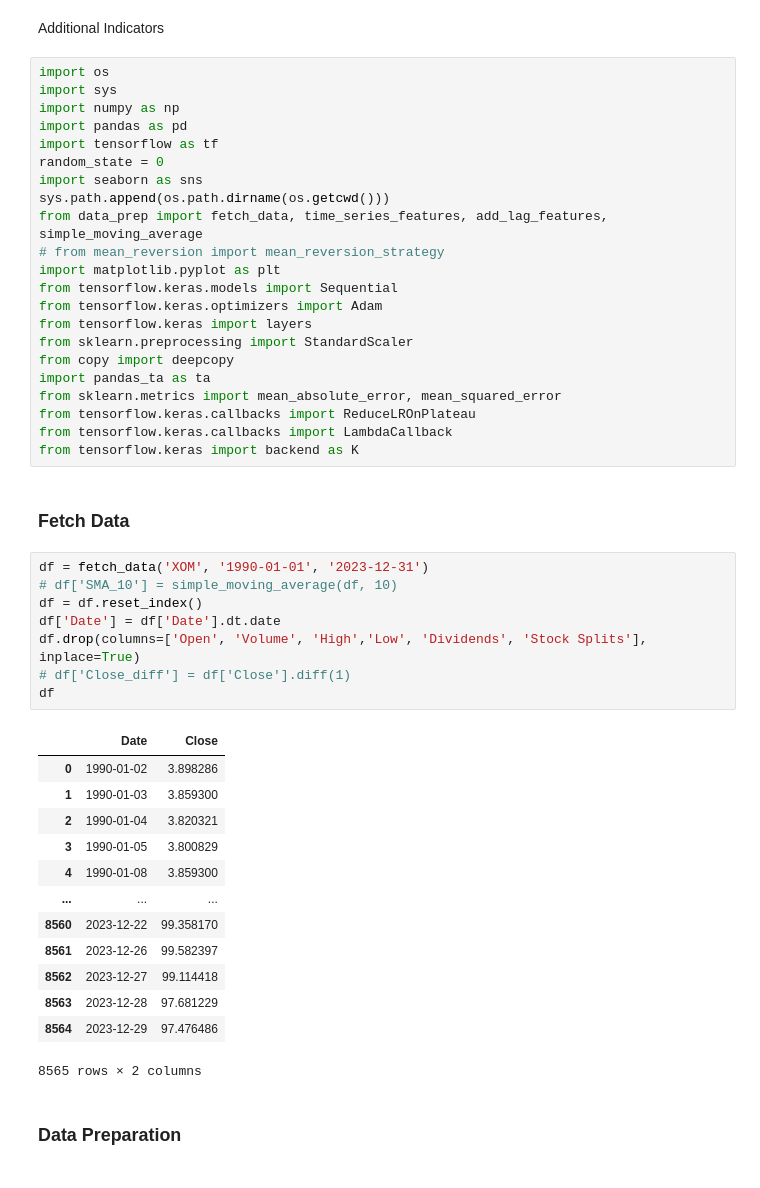
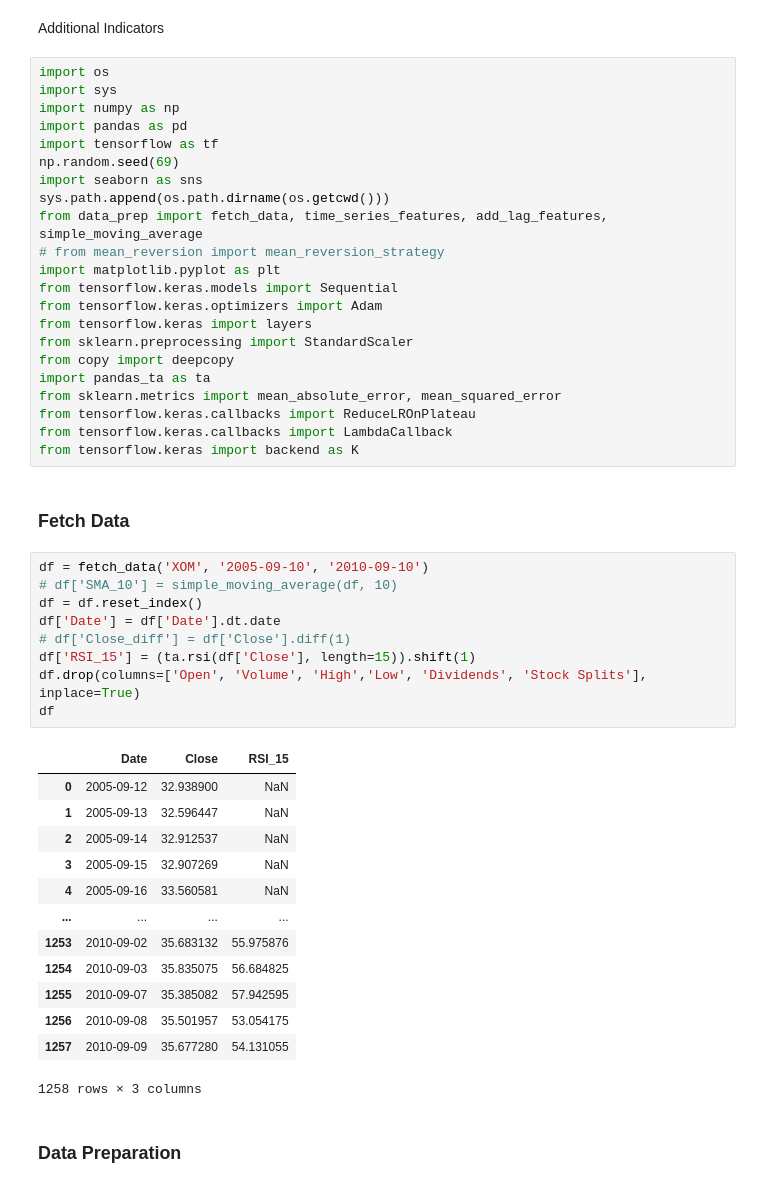
Before and after one commit to tempo20/TA, a Jupyter notebook: Technical_Indicators/Mean_Reversion/Model Testing/LSTM_NN v2.ipynb, the cells around one changed output. Saved outputs shown, nothing was run; the diff lists cells and outputs as text.

```diff
--- a/Technical_Indicators/Mean_Reversion/Model Testing/LSTM_NN v2.ipynb
+++ b/Technical_Indicators/Mean_Reversion/Model Testing/LSTM_NN v2.ipynb
@@ -8,7 +8,7 @@ import sys
 import numpy as np
 import pandas as pd
 import tensorflow as tf
-random_state = 0
+np.random.seed(69)
 import seaborn as sns
 sys.path.append(os.path.dirname(os.getcwd()))
 from data_prep import fetch_data, time_series_features, add_lag_features, simple_moving_average
@@ -27,27 +27,28 @@ from tensorflow.keras import backend as K
 # %% [markdown]
 ### Fetch Data
 # %%
-df = fetch_data('XOM', '1990-01-01', '2023-12-31')
+df = fetch_data('XOM', '2005-09-10', '2010-09-10')
 # df['SMA_10'] = simple_moving_average(df, 10)
 df = df.reset_index()
 df['Date'] = df['Date'].dt.date
+# df['Close_diff'] = df['Close'].diff(1)
+df['RSI_15'] = (ta.rsi(df['Close'], length=15)).shift(1)
 df.drop(columns=['Open', 'Volume', 'High','Low', 'Dividends', 'Stock Splits'], inplace=True)
-# df['Close_diff'] = df['Close'].diff(1)
 df
 # %% [output]
-|  | Date | Close |
-| 0 | 1990-01-02 | 3.898286 |
-| 1 | 1990-01-03 | 3.859300 |
-| 2 | 1990-01-04 | 3.820321 |
-| 3 | 1990-01-05 | 3.800829 |
-| 4 | 1990-01-08 | 3.859300 |
-| ... | ... | ... |
-| 8560 | 2023-12-22 | 99.358170 |
-| 8561 | 2023-12-26 | 99.582397 |
-| 8562 | 2023-12-27 | 99.114418 |
-| 8563 | 2023-12-28 | 97.681229 |
-| 8564 | 2023-12-29 | 97.476486 |
+|  | Date | Close | RSI_15 |
+| 0 | 2005-09-12 | 32.938900 | NaN |
+| 1 | 2005-09-13 | 32.596447 | NaN |
+| 2 | 2005-09-14 | 32.912537 | NaN |
+| 3 | 2005-09-15 | 32.907269 | NaN |
+| 4 | 2005-09-16 | 33.560581 | NaN |
+| ... | ... | ... | ... |
+| 1253 | 2010-09-02 | 35.683132 | 55.975876 |
+| 1254 | 2010-09-03 | 35.835075 | 56.684825 |
+| 1255 | 2010-09-07 | 35.385082 | 57.942595 |
+| 1256 | 2010-09-08 | 35.501957 | 53.054175 |
+| 1257 | 2010-09-09 | 35.677280 | 54.131055 |
-8565 rows × 2 columns
+1258 rows × 3 columns
 # %% [markdown]
 ### Data Preparation
 # %%
```
Also changed, not shown: parts of 29 cells of this notebook, 5 other files.
